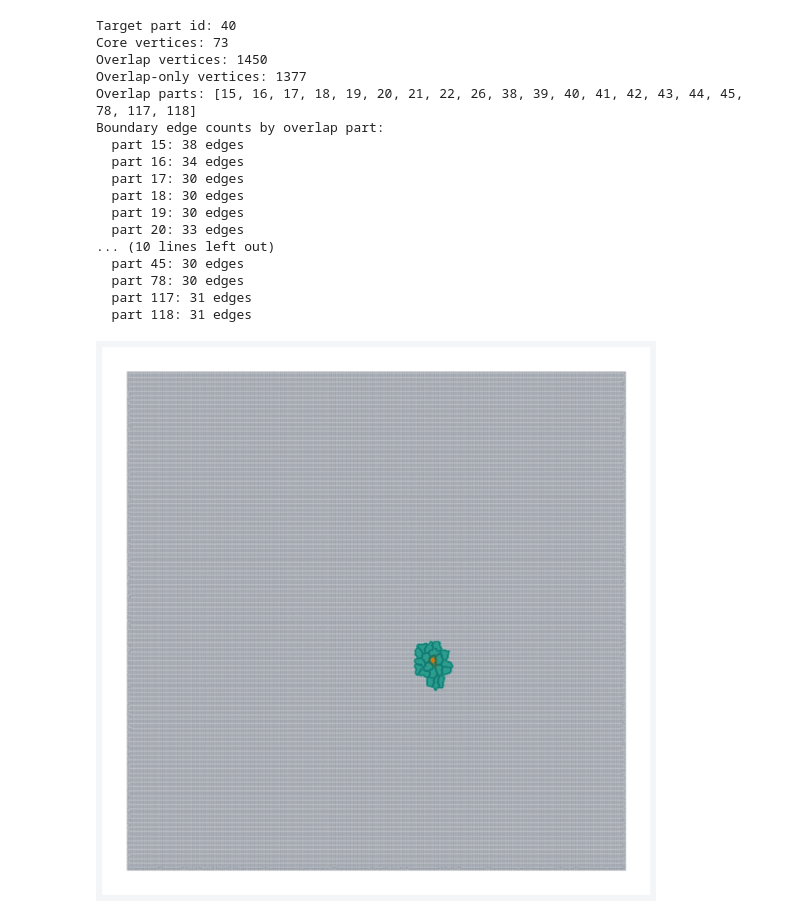
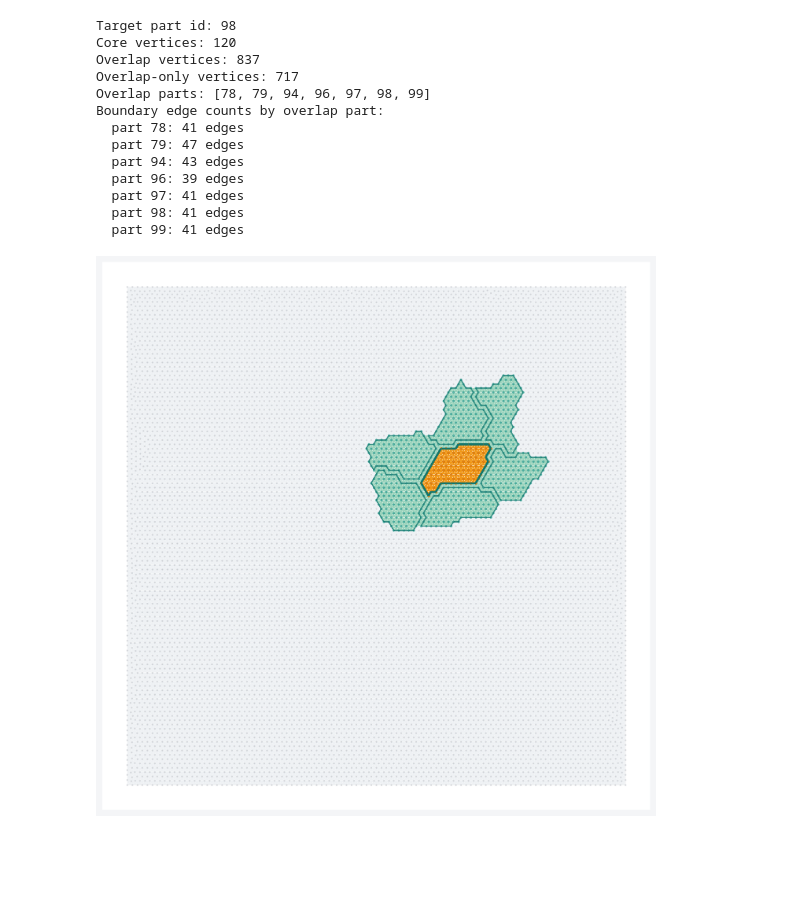
Before and after one commit to pentaery/Algebraic_CEM, a Jupyter notebook: script/neighours.ipynb, the cells around one changed output. Cells and saved outputs as stored; diff of their text form; code cells hidden in the pictures; blank space fills up the shorter version.

```diff
--- a/script/neighours.ipynb
+++ b/script/neighours.ipynb
@@ -65,9 +65,9 @@ def read_int_list(path):
 # -----------------------------
 # Config (edit target_part_id)
 # -----------------------------
-mesh_path = '../mesh/rect02.msh'
+mesh_path = '../mesh/rect01.msh'
 data_dir = '../data'
-target_part_id = 40
+target_part_id = 98
 
 nodes, elements = read_msh_file(mesh_path)
 node_ids = sorted(nodes.keys())
@@ -271,48 +271,44 @@ ax.spines['left'].set_visible(False)
 ax.set_xticks([])
 ax.set_yticks([])
 ax.grid(False)
 
 # handles, labels = ax.get_legend_handles_labels()
 # if len(labels) > 16:
 #     # Keep the main semantic labels and compress boundary labels when many.
 #     keep = []
 #     for h, l in zip(handles, labels):
 #         if l in {'Outside', 'Overlap only', 'Core', f'Boundary part {target_part_id}'}:
 #             keep.append((h, l))
 #     handles = [x[0] for x in keep]
 #     labels = [x[1] for x in keep]
 
 # leg = ax.legend(handles, labels, loc='upper right', frameon=True, framealpha=0.95)
 # leg.get_frame().set_edgecolor('#b5b5b5')
 # leg.get_frame().set_linewidth(0.6)
 
 plt.tight_layout()
-plt.savefig('overlap4.png', dpi=150, bbox_inches='tight', pad_inches=0.1)
+plt.savefig('overlap1.png', dpi=150, bbox_inches='tight', pad_inches=0.1)
 
 print(f'Target part id: {target_part_id}')
 print(f'Core vertices: {len(core_vertices)}')
 print(f'Overlap vertices: {len(overlap_vertices)}')
 print(f'Overlap-only vertices: {len(overlap_only)}')
 print(f'Overlap parts: {sorted(overlap_parts)}')
 print('Boundary edge counts by overlap part:')
 for p in sorted(boundary_counts):
     print(f'  part {p}: {boundary_counts[p]} edges')
 # %% [output]
-Target part id: 40
-Core vertices: 73
-Overlap vertices: 1450
-Overlap-only vertices: 1377
-Overlap parts: [15, 16, 17, 18, 19, 20, 21, 22, 26, 38, 39, 40, 41, 42, 43, 44, 45, 78, 117, 118]
+Target part id: 98
+Core vertices: 120
+Overlap vertices: 837
+Overlap-only vertices: 717
+Overlap parts: [78, 79, 94, 96, 97, 98, 99]
 Boundary edge counts by overlap part:
-  part 15: 38 edges
-  part 16: 34 edges
-  part 17: 30 edges
-  part 18: 30 edges
-  part 19: 30 edges
-  part 20: 33 edges
-... (10 lines left out)
-  part 45: 30 edges
-  part 78: 30 edges
-  part 117: 31 edges
-  part 118: 31 edges
+  part 78: 41 edges
+  part 79: 47 edges
+  part 94: 43 edges
+  part 96: 39 edges
+  part 97: 41 edges
+  part 98: 41 edges
+  part 99: 41 edges
-[figure, old version]
+[figure, new version]
```
Also changed, not shown: 15 other files.
